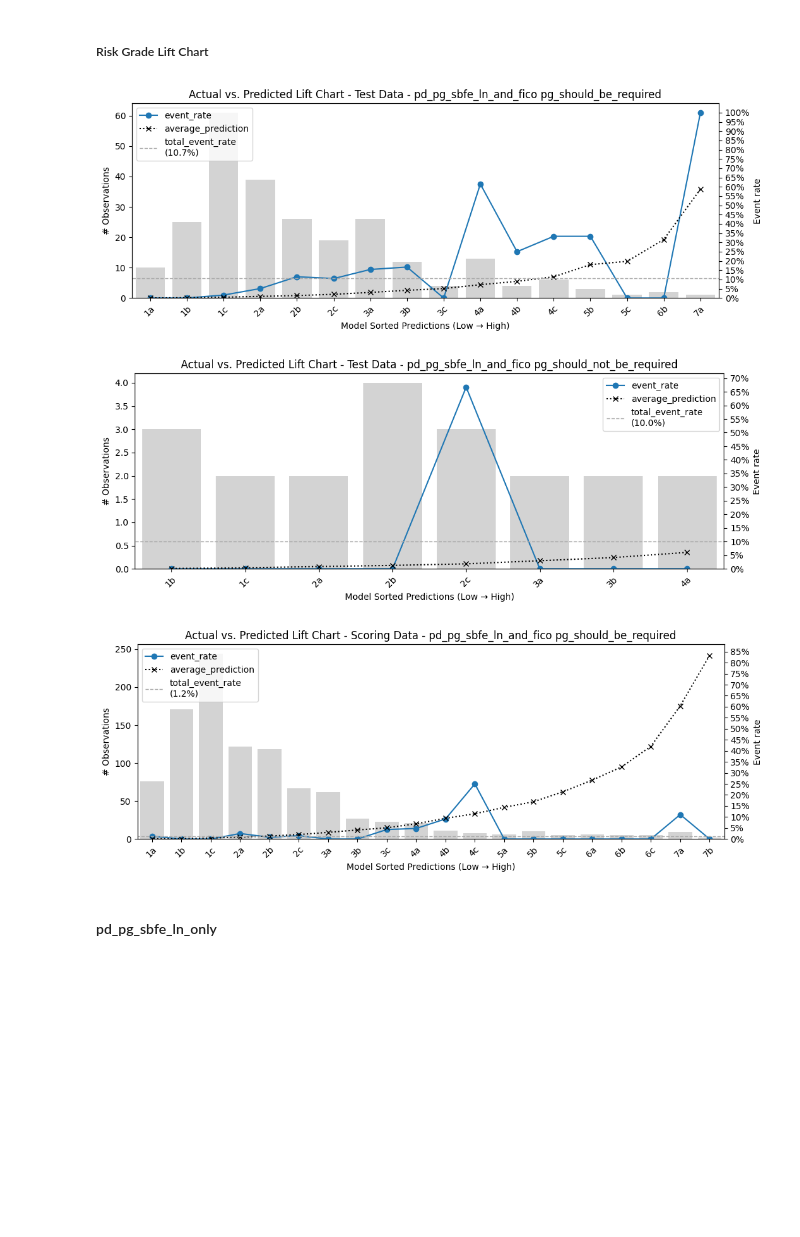
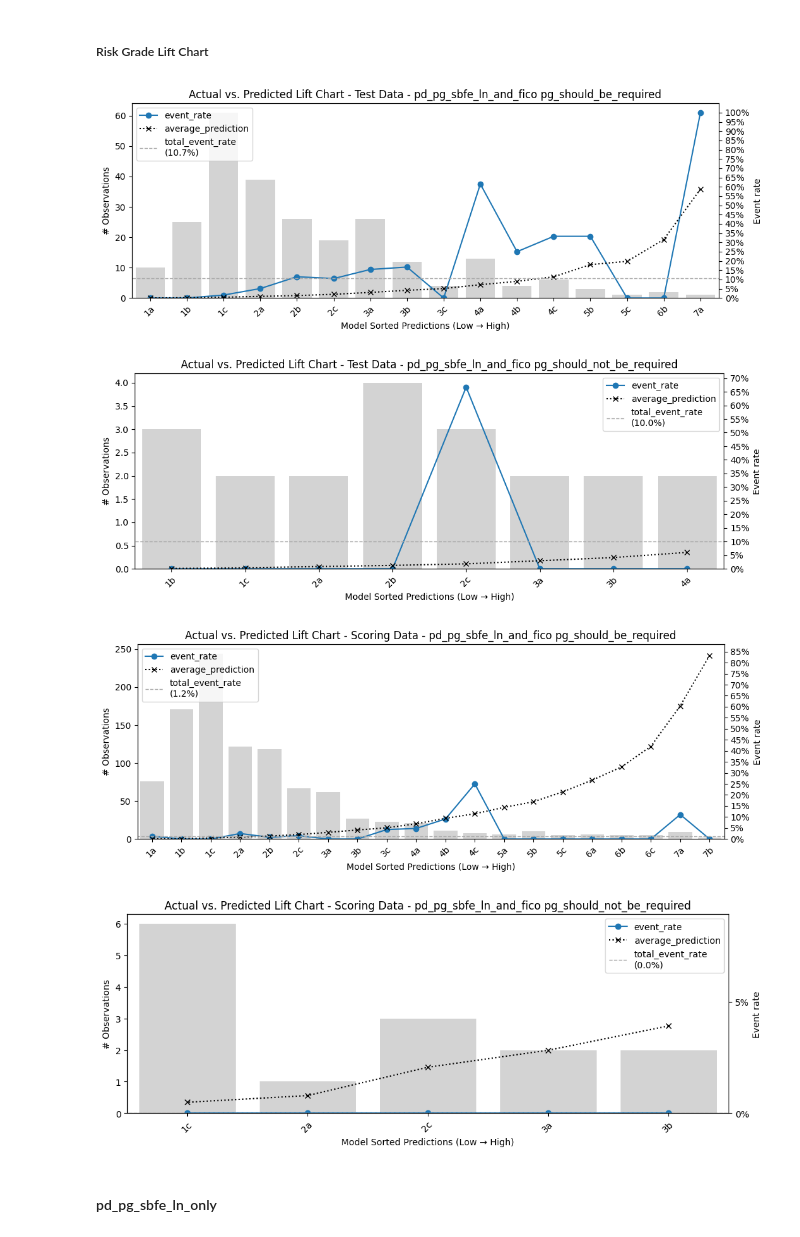
Before and after one commit to cgdonzalezr/otr_adj_model_flow_proposal, a Jupyter notebook: otr_ln_master_table/notebooks/4_otr_existing_exposure_evaluation.ipynb, the cells around one changed output. Saved outputs shown, nothing was run; the diff lists cells and outputs as text; code cells hidden in the pictures; blank space fills up the shorter version.

Commit message:
Feat: Risk Grade Lift Charts by Segment

```diff
--- a/otr_ln_master_table/notebooks/4_otr_existing_exposure_evaluation.ipynb
+++ b/otr_ln_master_table/notebooks/4_otr_existing_exposure_evaluation.ipynb
@@ -566,43 +566,44 @@ data = data_test_scored.copy()
 data['risk_grades'] = data[(data['booked']) & (data['risk_grade_path'] == 'pg_and_1_plus_sbfe_tradeline_and_fico_hit') & (data['pg_subsegment'] == 'pg_should_not_be_required')]['pd_pg_sbfe_ln_and_fico'].apply(lambda x: mt.assign_risk_grade(x, new_pd_risk_grade_thresholds))
 
 mt.lift_chart_plot('Test Data - pd_pg_sbfe_ln_and_fico pg_should_not_be_required',mt.compute_risk_grade_table(
         data[data['booked'] & (data['pg_subsegment'] == 'pg_should_not_be_required')],
         'pd_pg_sbfe_ln_and_fico',
         'is_bad',
         20,
         'pg_and_1_plus_sbfe_tradeline_and_fico_hit',
         'risk_grades'
 ), 'risk_grades')
 
 # pd_pg_sbfe_ln_and_fico, scoring data and subsegment pg_should_be_required
 data = data_scoring_scored.copy()
 data['risk_grades'] = data[(data['booked']) & (data['risk_grade_path'] == 'pg_and_1_plus_sbfe_tradeline_and_fico_hit') & (data['pg_subsegment'] == 'pg_should_be_required')]['pd_pg_sbfe_ln_and_fico'].apply(lambda x: mt.assign_risk_grade(x, new_pd_risk_grade_thresholds))
 
 mt.lift_chart_plot('Scoring Data - pd_pg_sbfe_ln_and_fico pg_should_be_required',mt.compute_risk_grade_table(
         data[data['booked'] & (data['pg_subsegment'] == 'pg_should_be_required')],
         'pd_pg_sbfe_ln_and_fico',
         'is_bad',
         20,
         'pg_and_1_plus_sbfe_tradeline_and_fico_hit',
         'risk_grades'
 ), 'risk_grades')
 
 # pd_pg_sbfe_ln_and_fico, scoring data and subsegment pg_should_not_be_required
-# data = data_scoring_scored.copy()
-# data['risk_grades'] = data[(data['booked']) & (data['risk_grade_path'] == 'pg_and_1_plus_sbfe_tradeline_and_fico_hit') & (data['pg_subsegment'] == 'pg_should_not_be_required')]['pd_pg_sbfe_ln_and_fico'].apply(lambda x: mt.assign_risk_grade(x, new_pd_risk_grade_thresholds))
+data = data_scoring_scored.copy()
+data['risk_grades'] = data[(data['booked']) & (data['risk_grade_path'] == 'pg_and_1_plus_sbfe_tradeline_and_fico_hit') & (data['pg_subsegment'] == 'pg_should_not_be_required')]['pd_pg_sbfe_ln_and_fico'].apply(lambda x: mt.assign_risk_grade(x, new_pd_risk_grade_thresholds))
 
-# mt.lift_chart_plot('Scoring Data - pd_pg_sbfe_ln_and_fico pg_should_not_be_required',mt.compute_risk_grade_table(
-#         data[data['booked'] & (data['pg_subsegment'] == 'pg_should_not_be_required')],
-#         'pd_pg_sbfe_ln_and_fico',
-#         'is_bad',
-#         20,
-#         'pg_and_1_plus_sbfe_tradeline_and_fico_hit',
-#         'risk_grades'
-# ), 'risk_grades')
+mt.lift_chart_plot('Scoring Data - pd_pg_sbfe_ln_and_fico pg_should_not_be_required',mt.compute_risk_grade_table(
+        data[data['booked'] & (data['pg_subsegment'] == 'pg_should_not_be_required')],
+        'pd_pg_sbfe_ln_and_fico',
+        'is_bad',
+        20,
+        'pg_and_1_plus_sbfe_tradeline_and_fico_hit',
+        'risk_grades'
+), 'risk_grades')
 # %% [output]
 [figure]
 [figure]
 [figure]
+[figure, added]
 # %% [markdown]
 #### pd_pg_sbfe_ln_only
 # %%
```
Also changed, not shown: 2 other files.
